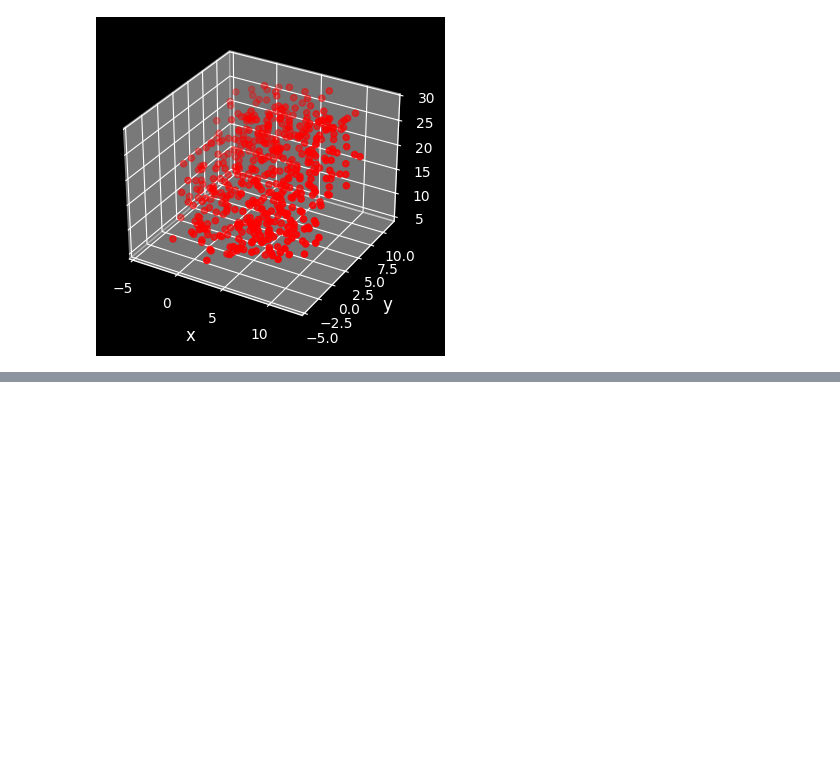
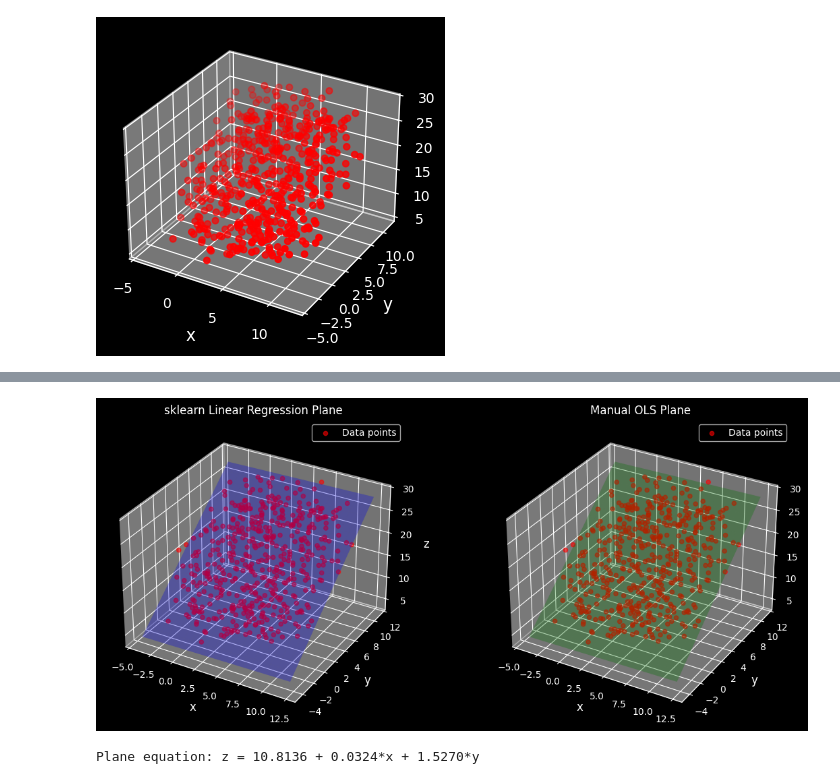
Before and after one commit to busterbn/perception, a Jupyter notebook: exercise_week_6/week6/Exercise1.ipynb, the cells around one changed output, grey strips where cells are left out. Cells and saved outputs as stored; diff of their text form; code cells hidden in the pictures; blank space fills up the shorter version.

```diff
--- a/exercise_week_6/week6/Exercise1.ipynb
+++ b/exercise_week_6/week6/Exercise1.ipynb
@@ -125,0 +123,74 @@ z = xyz[:,2].reshape(-1,1) # our targets
+# %%
+### Exercise B: 3D Plane Fitting using Linear Regression
+
+## We want to predict Z
+xy = xyz[:,:2] # our inputs
+z = xyz[:,2].reshape(-1,1) # our targets
+
+# Method 1: Using sklearn
+lm_3d = LinearRegression()
+model_3d = lm_3d.fit(xy, z)
+
+print("sklearn 3D plane coefficients:")
+print(f"Intercept (β₀): {model_3d.intercept_[0]}")
+print(f"Coefficient for x (β₁): {model_3d.coef_[0][0]}")
+print(f"Coefficient for y (β₂): {model_3d.coef_[0][1]}")
+
+# Method 2: Manual OLS for 3D
+# Add intercept column: X = [1, x, y]
+X_3d = np.column_stack([np.ones(len(xy)), xy])
+
+# Apply OLS formula: β* = (X^T X)^(-1) X^T z
+beta_3d = np.linalg.inv(X_3d.T @ X_3d) @ X_3d.T @ z
+
+print("\nManual OLS 3D plane coefficients:")
+print(f"Intercept (β₀): {beta_3d[0, 0]}")
+print(f"Coefficient for x (β₁): {beta_3d[1, 0]}")
+print(f"Coefficient for y (β₂): {beta_3d[2, 0]}")
+
+print(f"\nCoefficients match: {np.allclose(beta_3d.flatten(), np.append(model_3d.intercept_, model_3d.coef_[0]))}")
+
+# Visualize the plane
+fig = plt.figure(figsize=(12, 5))
+
+# Plot 1: sklearn plane
+ax1 = fig.add_subplot(1, 2, 1, projection='3d')
+ax1.scatter3D(xyz[:,0], xyz[:,1], xyz[:,2], color='red', alpha=0.6, label='Data points')
+
+# Create mesh grid for plane
+x_range = np.linspace(xyz[:,0].min(), xyz[:,0].max(), 20)
+y_range = np.linspace(xyz[:,1].min(), xyz[:,1].max(), 20)
+xx, yy = np.meshgrid(x_range, y_range)
+
+# Predict z values for the mesh using sklearn
+xy_mesh = np.c_[xx.ravel(), yy.ravel()]
+zz_sklearn = model_3d.predict(xy_mesh).reshape(xx.shape)
+
+ax1.plot_surface(xx, yy, zz_sklearn, alpha=0.3, color='blue')
+ax1.set_xlabel('x', fontsize=12)
+ax1.set_ylabel('y', fontsize=12)
+ax1.set_zlabel('z', fontsize=12)
+ax1.set_title('sklearn Linear Regression Plane')
+ax1.legend()
+
+# Plot 2: Manual OLS plane
+ax2 = fig.add_subplot(1, 2, 2, projection='3d')
+ax2.scatter3D(xyz[:,0], xyz[:,1], xyz[:,2], color='red', alpha=0.6, label='Data points')
+
+# Predict z values using manual OLS
+X_mesh = np.column_stack([np.ones(len(xy_mesh)), xy_mesh])
+zz_manual = (X_mesh @ beta_3d).reshape(xx.shape)
+
+ax2.plot_surface(xx, yy, zz_manual, alpha=0.3, color='green')
+ax2.set_xlabel('x', fontsize=12)
+ax2.set_ylabel('y', fontsize=12)
+ax2.set_zlabel('z', fontsize=12)
+ax2.set_title('Manual OLS Plane')
+ax2.legend()
+
+plt.tight_layout()
+plt.show()
+
+# Print plane equation
+print(f"\nPlane equation: z = {beta_3d[0,0]:.4f} + {beta_3d[1,0]:.4f}*x + {beta_3d[2,0]:.4f}*y")
+# %% [output]
@@ -125,0 +208,2 @@ z = xyz[:,2].reshape(-1,1) # our targets
+[figure, added]
+Plane equation: z = 10.8136 + 0.0324*x + 1.5270*y
```
Also changed, not shown: parts of 4 cells of this notebook.
